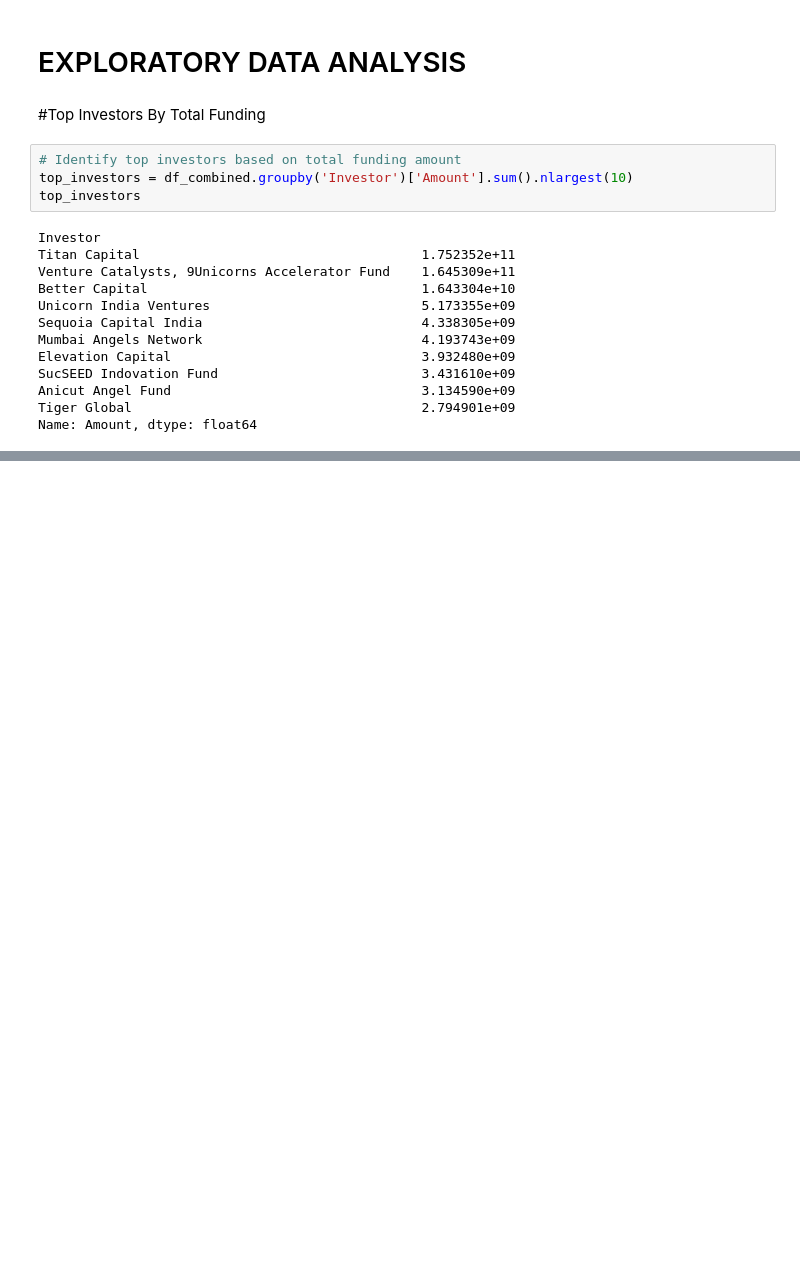
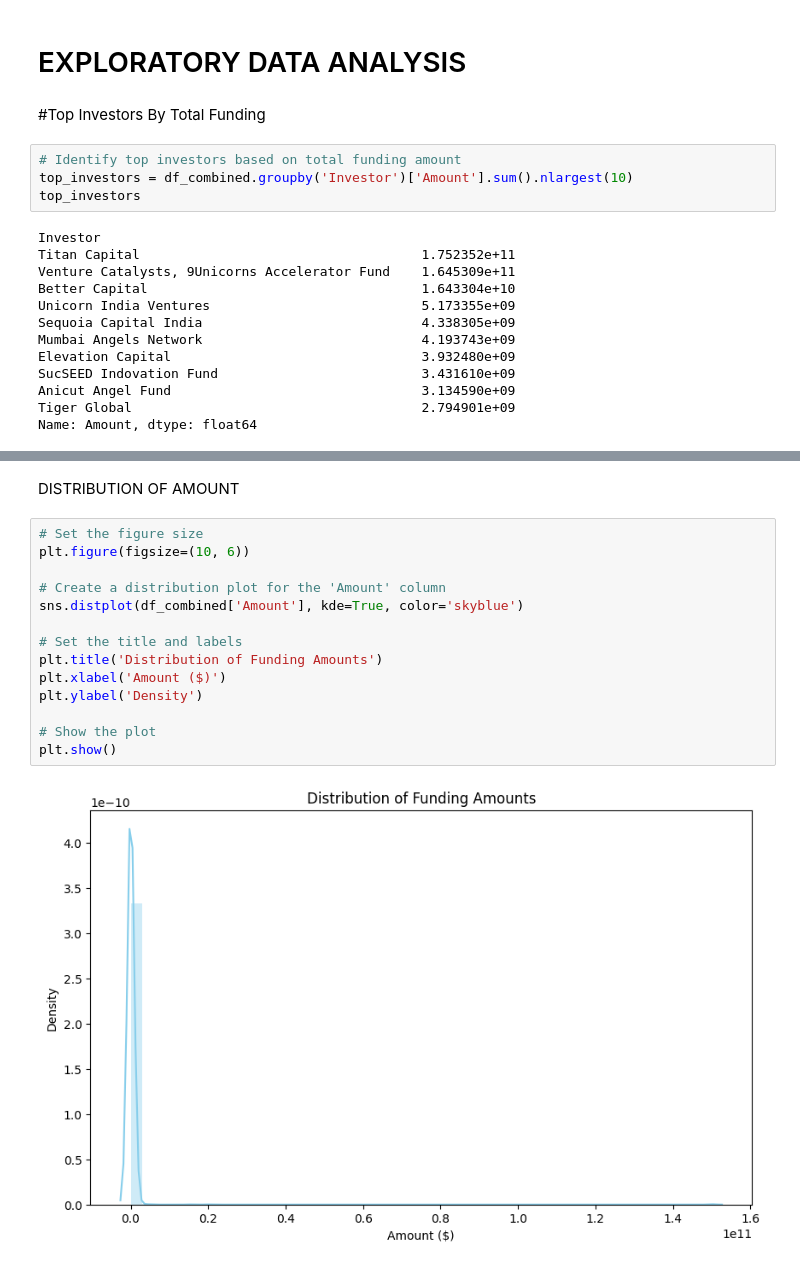
Before and after one commit to codeayiku/Demo-indian-start-up, a Jupyter notebook: Notebooks/India.ipynb, the cells around one changed output, grey strips where cells are left out. Cells and saved outputs as stored; diff of their text form; blank space fills up the shorter version.

```diff
--- a/Notebooks/India.ipynb
+++ b/Notebooks/India.ipynb
@@ -1143,0 +1204,18 @@ Name: Amount, dtype: float64
+# %% [markdown]
+DISTRIBUTION OF AMOUNT
+# %%
+# Set the figure size
+plt.figure(figsize=(10, 6))
+
+# Create a distribution plot for the 'Amount' column
+sns.distplot(df_combined['Amount'], kde=True, color='skyblue')
+
+# Set the title and labels
+plt.title('Distribution of Funding Amounts')
+plt.xlabel('Amount ($)')
+plt.ylabel('Density')
+
+# Show the plot
+plt.show()
+# %% [output]
+[figure, added]
```
Also changed, not shown: parts of 8 cells of this notebook.
